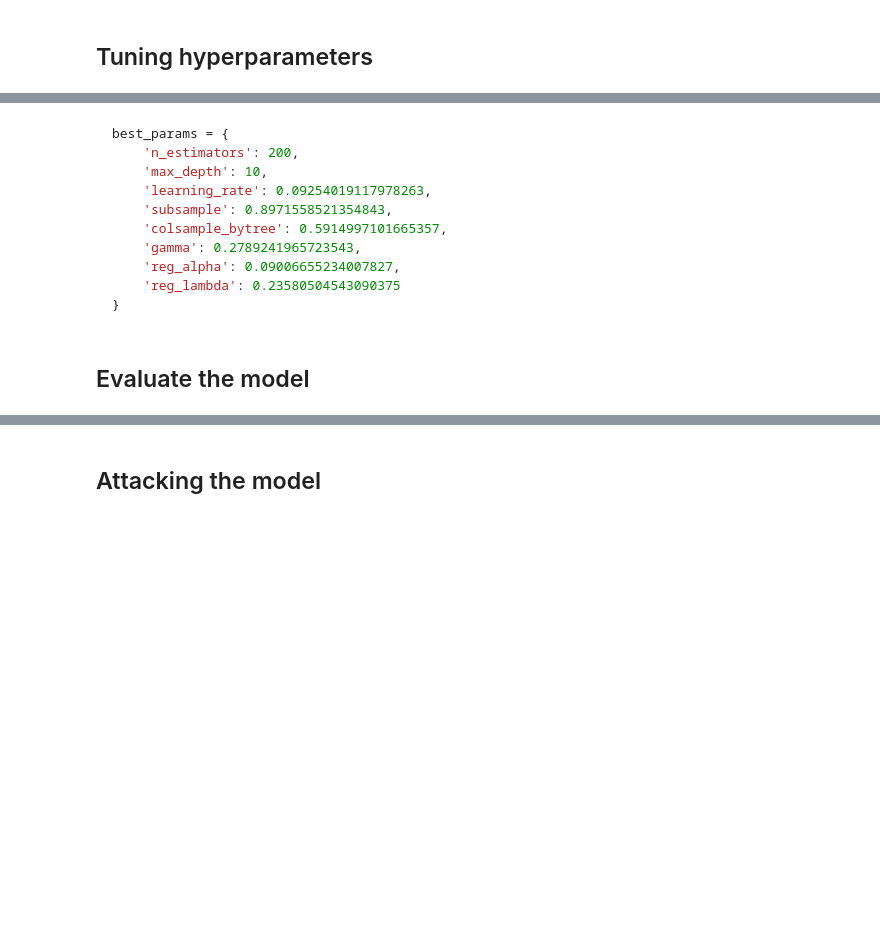
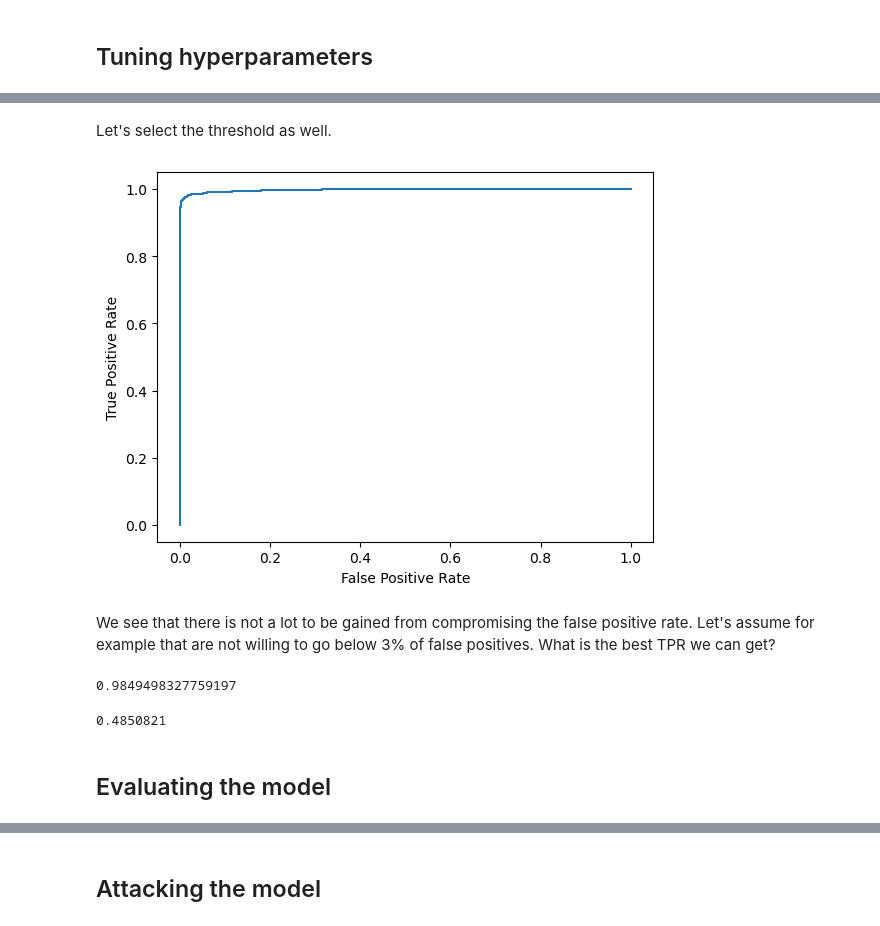
Before and after one commit to pablomiralles22/spd-assignment, a Jupyter notebook: main.ipynb, the cells around one changed output, grey strips where cells are left out. Drawn from its saved outputs; the diff is of its cells as text; code cells hidden in the pictures; blank space fills up the shorter version.

````diff
--- a/main.ipynb
+++ b/main.ipynb
@@ -114,18 +108,41 @@ Best Objective Value: 0.9552911925185578
-# %% [markdown]
-```python
-best_params = {
-    'n_estimators': 200,
-    'max_depth': 10,
-    'learning_rate': 0.09254019117978263,
-    'subsample': 0.8971558521354843,
-    'colsample_bytree': 0.5914997101665357,
-    'gamma': 0.2789241965723543,
-    'reg_alpha': 0.09006655234007827,
-    'reg_lambda': 0.23580504543090375
-}
-```
+# %% [markdown]
+Let's select the threshold as well.
+# %%
+# KFold 5 split and iterate over the splits
+kf = KFold(n_splits=5)
+
+y_preds = []
+
+for train_index, test_index in kf.split(X_train):
+    clf = XGBClassifier(**best_params)
+    clf.fit(X_train.iloc[train_index], y_train.iloc[train_index])
+    y_pred = clf.predict_proba(X_train.iloc[test_index])[:, 1]
+    y_preds.append(y_pred)
+
+y_preds = np.concatenate(y_preds)
+
+fpr, tpr, thresholds = roc_curve(y_train, y_preds)
+plt.plot(fpr, tpr)
+plt.xlabel("False Positive Rate")
+plt.ylabel("True Positive Rate")
+
+plt.show()
+# %% [output]
+[figure, added]
+# %% [markdown]
+We see that there is not a lot to be gained from compromising the false positive rate. Let's assume for example that are not willing to go below 3% of false positives. What is the best TPR we can get?
+# %%
+tpr[fpr <= 0.03].max()
+# %% [output]
+0.9849498327759197
+# %%
+# select corresponding threshold
+optimal_threshold = thresholds[fpr <= 0.03].min()
+optimal_threshold
+# %% [output]
+0.4850821
 # %% [markdown]
-## Evaluate the model
+## Evaluating the model
 # %%
 clf = XGBClassifier(**best_params)
 clf.fit(X_train, y_train)
````
Also changed, not shown: parts of 22 cells of this notebook, 1 other file.
